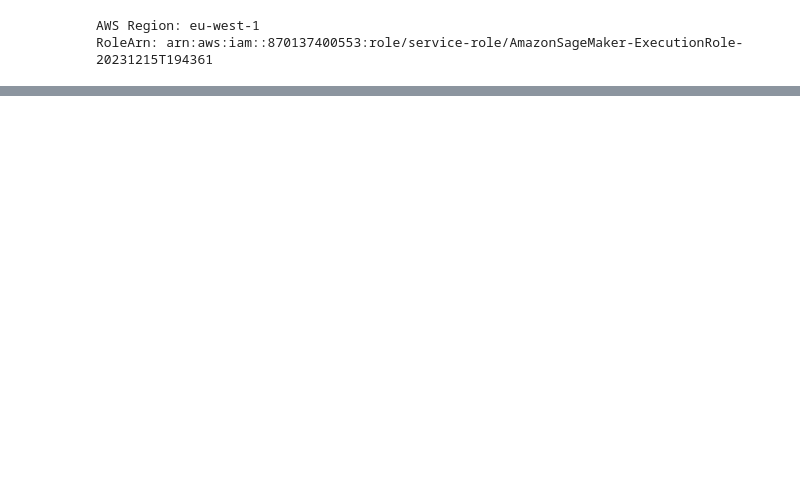
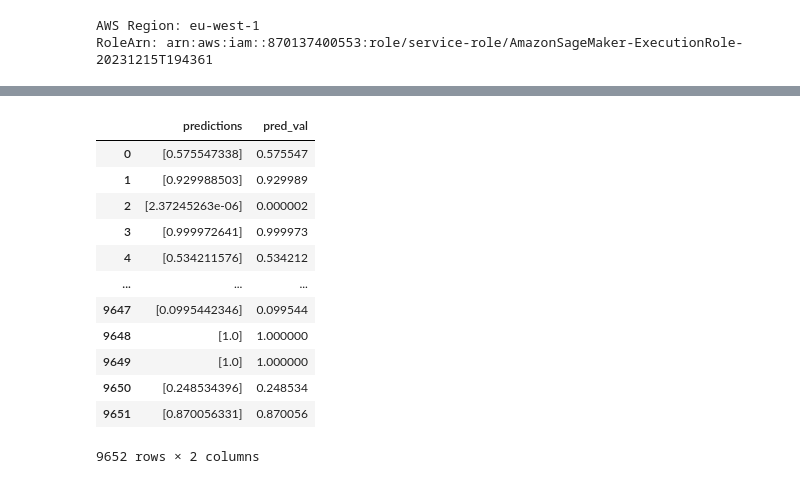
Before and after one commit to viethngn/Pokemon-Showdown-AI, a Jupyter notebook: notebooks/sagemaker/ps_tensorflow_aws.ipynb, the cells around one changed output, grey strips where cells are left out. Cells and saved outputs as stored; diff of their text form; code cells hidden in the pictures; blank space fills up the shorter version.

```diff
--- a/notebooks/sagemaker/ps_tensorflow_aws.ipynb
+++ b/notebooks/sagemaker/ps_tensorflow_aws.ipynb
@@ -133,0 +146,20 @@ To enable the following instructions: AVX512F, in other operations, rebuild Tens
+# %%
+# evaluate the deployed model
+predictions = ps_game_state_preditor.predict(X_test)
+pred_df = pd.DataFrame.from_dict(predictions)
+pred_df['pred_val'] = pred_df.predictions.apply(lambda x: x[0])
+pred_df
+# %% [output]
+|  | predictions | pred_val |
+| 0 | [0.575547338] | 0.575547 |
+| 1 | [0.929988503] | 0.929989 |
+| 2 | [2.37245263e-06] | 0.000002 |
+| 3 | [0.999972641] | 0.999973 |
+| 4 | [0.534211576] | 0.534212 |
+| ... | ... | ... |
+| 9647 | [0.0995442346] | 0.099544 |
+| 9648 | [1.0] | 1.000000 |
+| 9649 | [1.0] | 1.000000 |
+| 9650 | [0.248534396] | 0.248534 |
+| 9651 | [0.870056331] | 0.870056 |
+9652 rows × 2 columns
```
Also changed, not shown: parts of 9 cells of this notebook.
